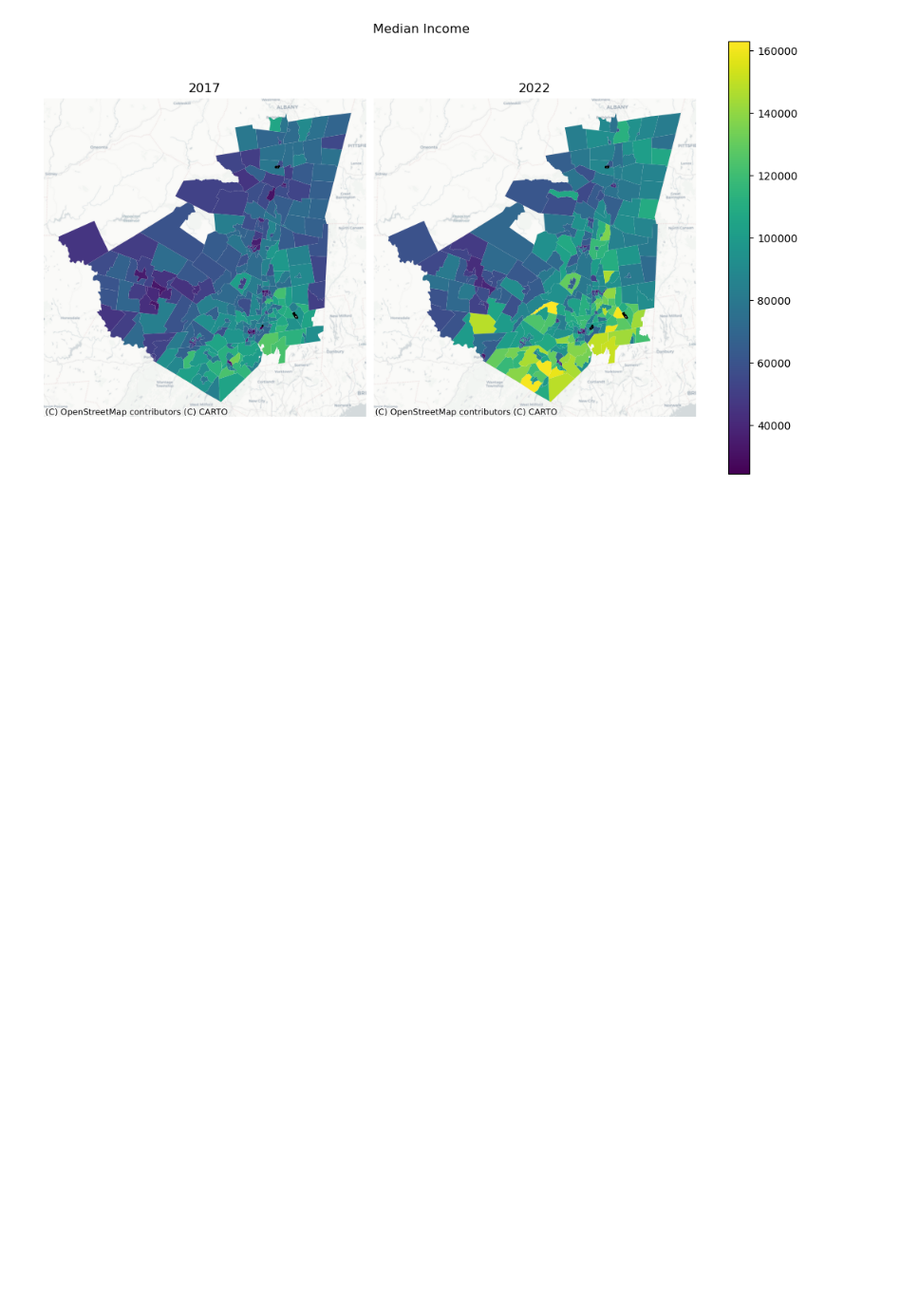
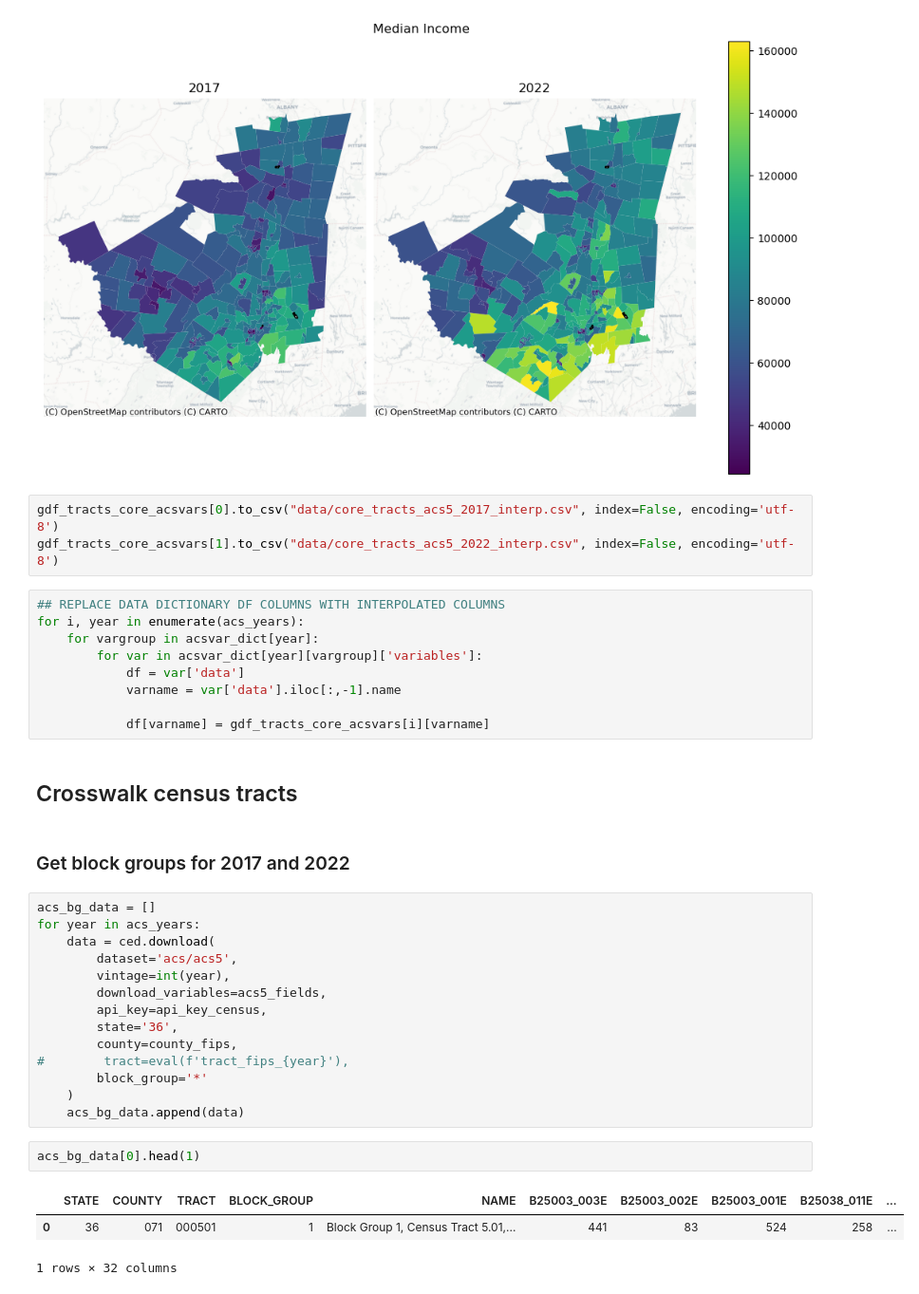
Before and after one commit to dkrasne/nys_farms, a Jupyter notebook: nys_farms_2_census.ipynb, the cells around one changed output. Shown at 95% size. Cells and saved outputs as stored; diff of their text form; blank space fills up the shorter version.

```diff
--- a/nys_farms_2_census.ipynb
+++ b/nys_farms_2_census.ipynb
@@ -593,3 +599,39 @@ fig.colorbar(cbar, ax=axs)
 fig.suptitle("Median Income");
 # %% [output]
 [figure]
+# %%
+gdf_tracts_core_acsvars[0].to_csv("data/core_tracts_acs5_2017_interp.csv", index=False, encoding='utf-8')
+gdf_tracts_core_acsvars[1].to_csv("data/core_tracts_acs5_2022_interp.csv", index=False, encoding='utf-8')
+# %%
+## REPLACE DATA DICTIONARY DF COLUMNS WITH INTERPOLATED COLUMNS
+for i, year in enumerate(acs_years):
+    for vargroup in acsvar_dict[year]:
+        for var in acsvar_dict[year][vargroup]['variables']:
+            df = var['data']
+            varname = var['data'].iloc[:,-1].name
+
+            df[varname] = gdf_tracts_core_acsvars[i][varname]
+# %% [markdown]
+## Crosswalk census tracts
+# %% [markdown]
+### Get block groups for 2017 and 2022
+# %%
+acs_bg_data = []
+for year in acs_years:
+    data = ced.download(
+        dataset='acs/acs5',
+        vintage=int(year),
+        download_variables=acs5_fields,
+        api_key=api_key_census,
+        state='36',
+        county=county_fips,
+#        tract=eval(f'tract_fips_{year}'),
+        block_group='*'
+    )
+    acs_bg_data.append(data)
+# %%
+acs_bg_data[0].head(1)
+# %% [output]
+|  | STATE | COUNTY | TRACT | BLOCK_GROUP | NAME | B25003_003E | B25003_002E | B25003_001E | B25038_011E | ... |
+| 0 | 36 | 071 | 000501 | 1 | Block Group 1, Census Tract 5.01,... | 441 | 83 | 524 | 258 | ... |
+1 rows × 32 columns
```
Also changed, not shown: parts of 43 cells of this notebook, 4 other files.
